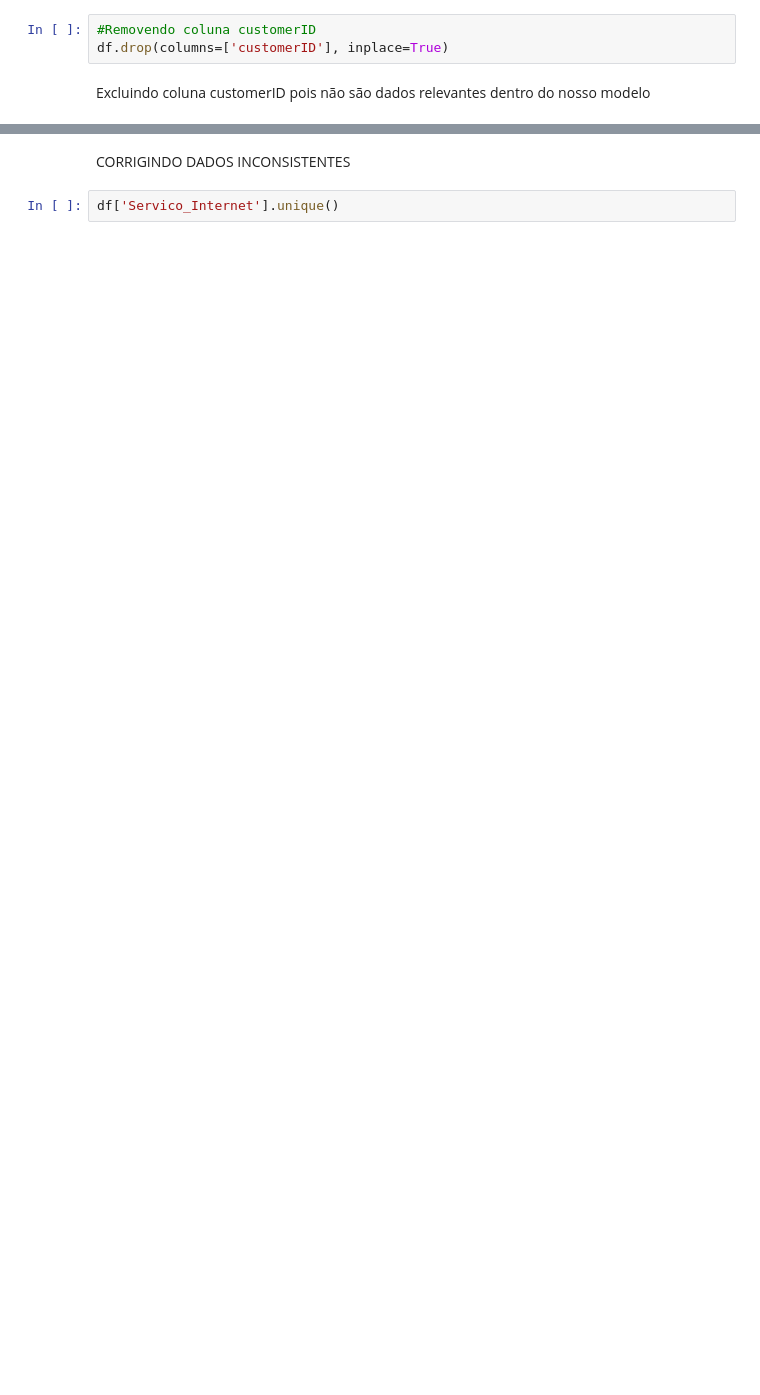
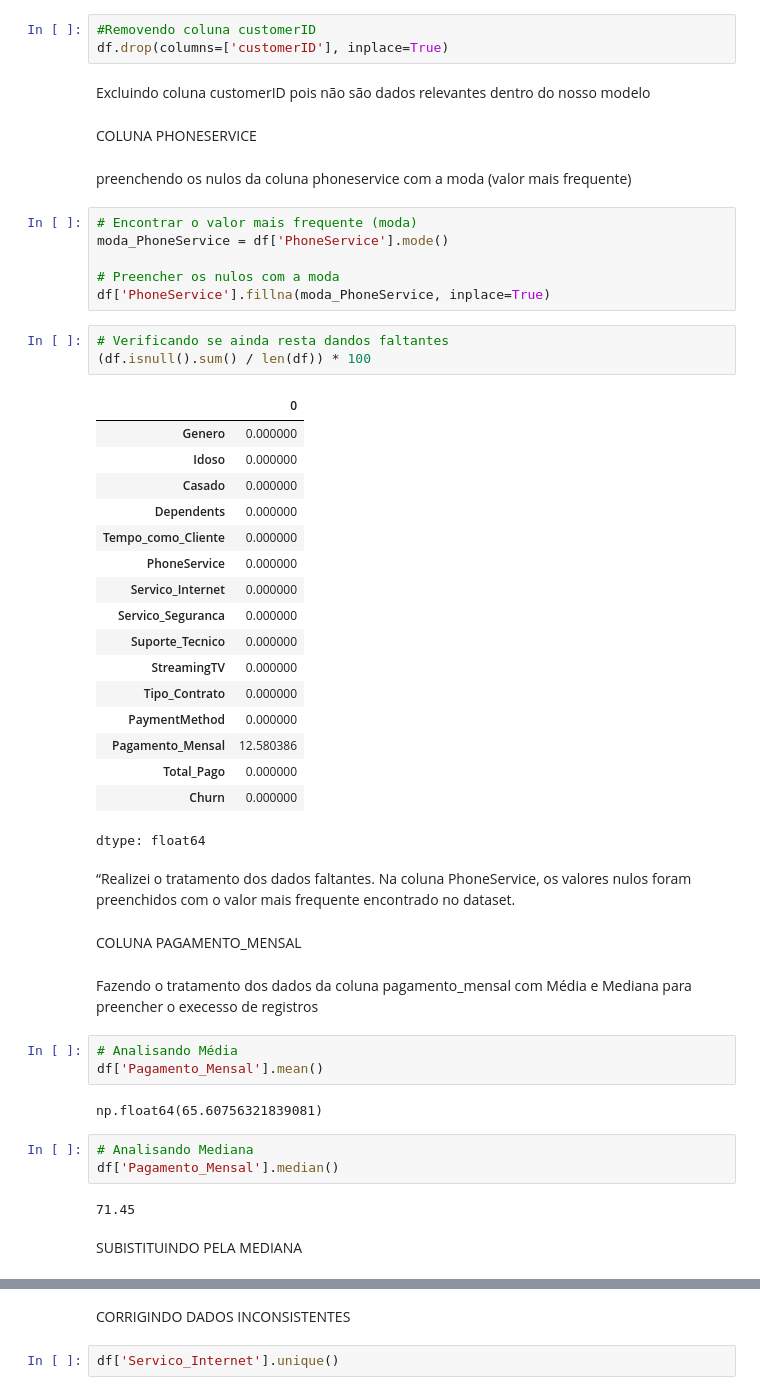
Before and after one commit to Kethellem/cursopython, a Jupyter notebook: PreProcessamentoDados.ipynb, the cells around one changed output, grey strips where cells are left out. Saved outputs shown, nothing was run; the diff lists cells and outputs as text; blank space fills up the shorter version.

```diff
--- a/PreProcessamentoDados.ipynb
+++ b/PreProcessamentoDados.ipynb
@@ -136,3 +138,53 @@ a exclusão de dados faltantes na coluna Genero nao gera impacto na nossa base d
 df.drop(columns=['customerID'], inplace=True)
 # %% [markdown]
 Excluindo coluna customerID pois não são dados relevantes dentro do nosso modelo
+# %% [markdown]
+COLUNA PHONESERVICE
+# %% [markdown]
+preenchendo os nulos da coluna phoneservice com a moda (valor mais frequente)
+# %%
+# Encontrar o valor mais frequente (moda)
+moda_PhoneService = df['PhoneService'].mode()
+
+# Preencher os nulos com a moda
+df['PhoneService'].fillna(moda_PhoneService, inplace=True)
+# %%
+# Verificando se ainda resta dandos faltantes
+(df.isnull().sum() / len(df)) * 100
+# %% [output]
+|  | 0 |
+| Genero | 0.000000 |
+| Idoso | 0.000000 |
+| Casado | 0.000000 |
+| Dependents | 0.000000 |
+| Tempo_como_Cliente | 0.000000 |
+| PhoneService | 0.000000 |
+| Servico_Internet | 0.000000 |
+| Servico_Seguranca | 0.000000 |
+| Suporte_Tecnico | 0.000000 |
+| StreamingTV | 0.000000 |
+| Tipo_Contrato | 0.000000 |
+| PaymentMethod | 0.000000 |
+| Pagamento_Mensal | 12.580386 |
+| Total_Pago | 0.000000 |
+| Churn | 0.000000 |
+dtype: float64
+# %% [markdown]
+“Realizei o tratamento dos dados faltantes.
+Na coluna PhoneService, os valores nulos foram preenchidos com o valor mais frequente encontrado no dataset.
+# %% [markdown]
+COLUNA PAGAMENTO_MENSAL
+# %% [markdown]
+Fazendo o tratamento dos dados da coluna pagamento_mensal com Média e Mediana para preencher o execesso de registros
+# %%
+# Analisando Média
+df['Pagamento_Mensal'].mean()
+# %% [output]
+np.float64(65.60756321839081)
+# %%
+# Analisando Mediana
+df['Pagamento_Mensal'].median()
+# %% [output]
+71.45
+# %% [markdown]
+SUBISTITUINDO PELA MEDIANA
```
Also changed, not shown: parts of 8 cells of this notebook.
